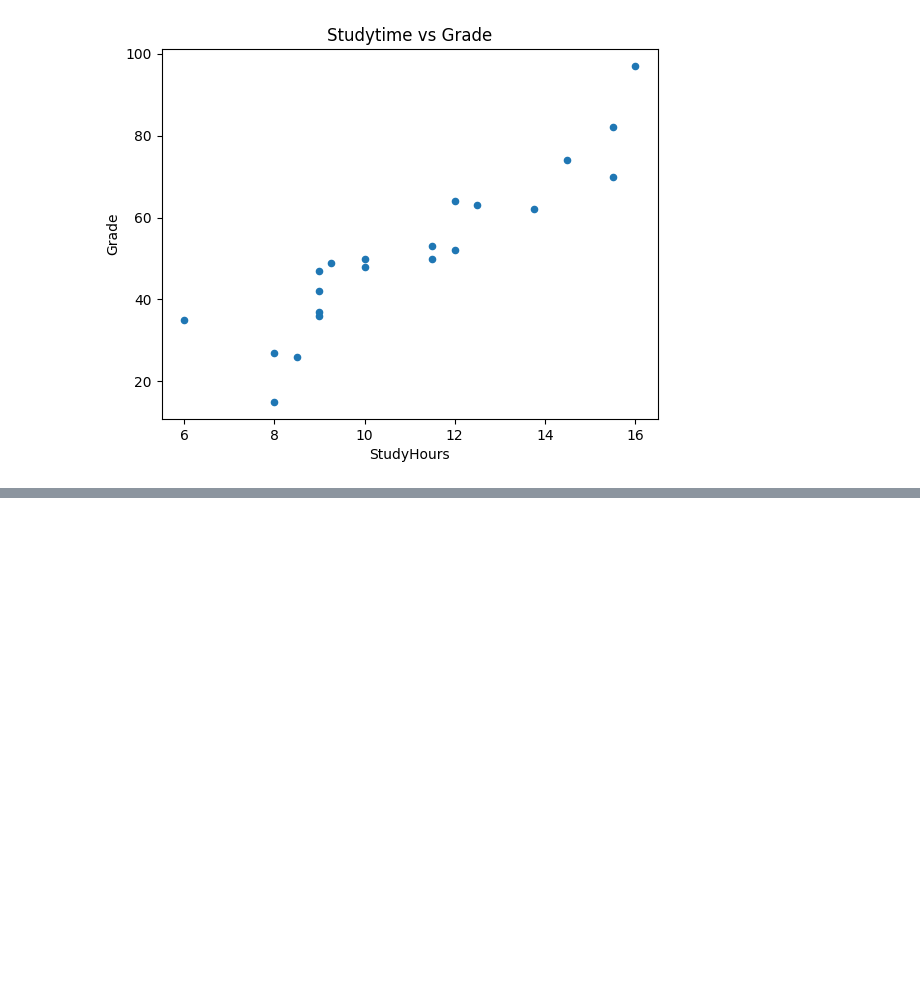
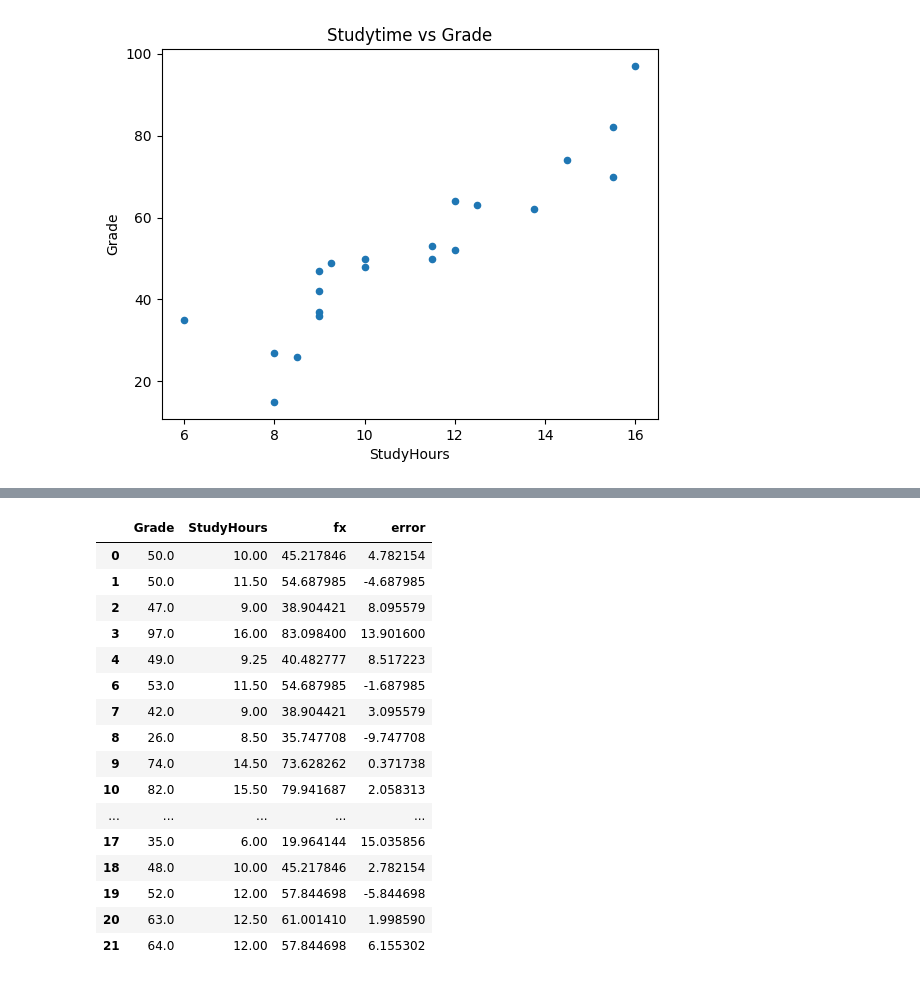
Before and after one commit to Mkrtich87/DP-100-Data-Scientist, a Jupyter notebook: Visualisation.ipynb, the cells around one changed output, grey strips where cells are left out. Drawn from its saved outputs; the diff is of its cells as text; code cells hidden in the pictures; blank space fills up the shorter version.

```diff
--- a/Visualisation.ipynb
+++ b/Visualisation.ipynb
@@ -359,0 +395,24 @@ df_sample.plot.scatter(title='Studytime vs Grade', x = 'StudyHours', y = 'Grade'
+# %%
+# Calculate the error between f(x) and the actual y (Grade) value
+
+df_regression['error'] = df_regression['Grade']  - df_regression['fx']
+
+df_regression
+# %% [output]
+|  | Grade | StudyHours | fx | error |
+| 0 | 50.0 | 10.00 | 45.217846 | 4.782154 |
+| 1 | 50.0 | 11.50 | 54.687985 | -4.687985 |
+| 2 | 47.0 | 9.00 | 38.904421 | 8.095579 |
+| 3 | 97.0 | 16.00 | 83.098400 | 13.901600 |
+| 4 | 49.0 | 9.25 | 40.482777 | 8.517223 |
+| 6 | 53.0 | 11.50 | 54.687985 | -1.687985 |
+| 7 | 42.0 | 9.00 | 38.904421 | 3.095579 |
+| 8 | 26.0 | 8.50 | 35.747708 | -9.747708 |
+| 9 | 74.0 | 14.50 | 73.628262 | 0.371738 |
+| 10 | 82.0 | 15.50 | 79.941687 | 2.058313 |
+| ... | ... | ... | ... | ... |
+| 17 | 35.0 | 6.00 | 19.964144 | 15.035856 |
+| 18 | 48.0 | 10.00 | 45.217846 | 2.782154 |
+| 19 | 52.0 | 12.00 | 57.844698 | -5.844698 |
+| 20 | 63.0 | 12.50 | 61.001410 | 1.998590 |
+| 21 | 64.0 | 12.00 | 57.844698 | 6.155302 |
```
Also changed, not shown: parts of 6 cells of this notebook, 1 other file.
